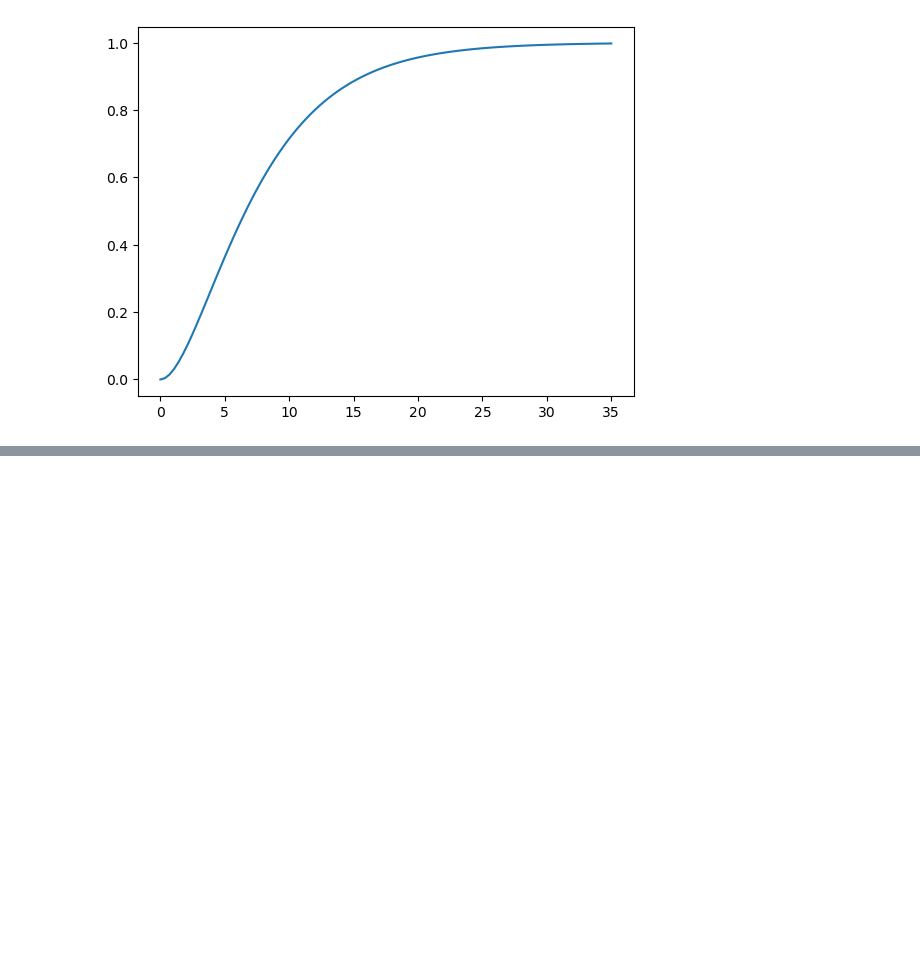
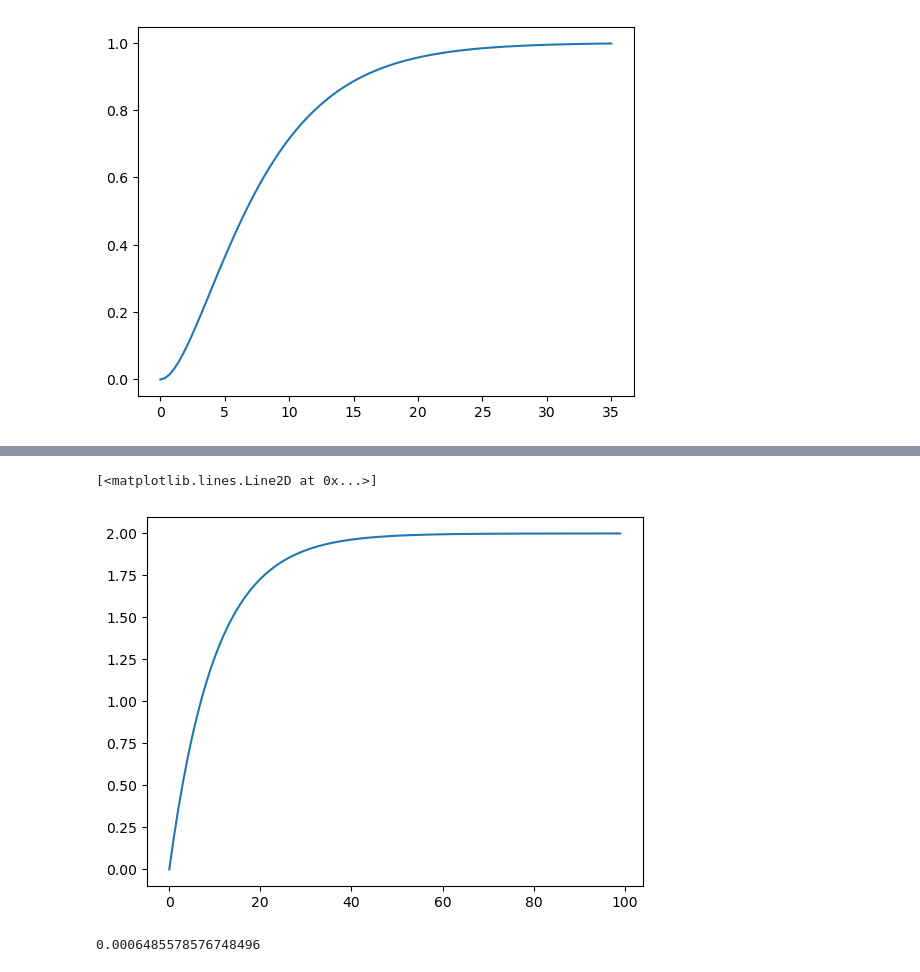
Before and after one commit to jhat6/simple_NLMPC_example, a Jupyter notebook: simple_NLMPC_NB.ipynb, the cells around one changed output, grey strips where cells are left out. Saved outputs shown, nothing was run; the diff lists cells and outputs as text; code cells hidden in the pictures; blank space fills up the shorter version.

```diff
--- a/simple_NLMPC_NB.ipynb
+++ b/simple_NLMPC_NB.ipynb
@@ -90,0 +154,19 @@ plotoutput(ucont, uopt)
+# %%
+M = 50
+P = 100
+
+# first order reference trajectory
+tau_c = 1
+tpredict = np.arange(0, P*dt, dt)   # discrete points at prediction horizon
+r = 2 - 2*np.exp(-tpredict/tau_c)
+u = np.ones(M)  # initial guess for optimized control
+plt.plot(r)
+# %% [output]
+[<matplotlib.lines.Line2D at 0x...>]
+[figure, added]
+# %%
+result = scipy.optimize.minimize(objective, u)
+uopt = result.x
+result.fun
+# %% [output]
+0.0006485578576748496
```
Also changed, not shown: parts of 17 cells of this notebook.
